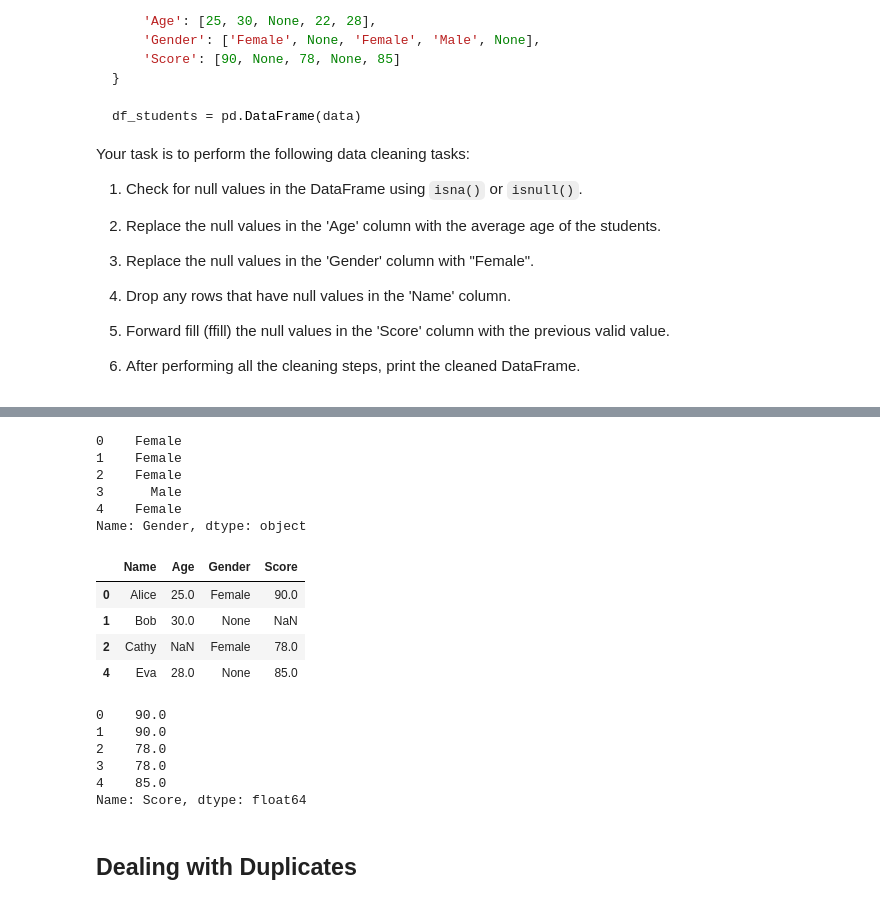
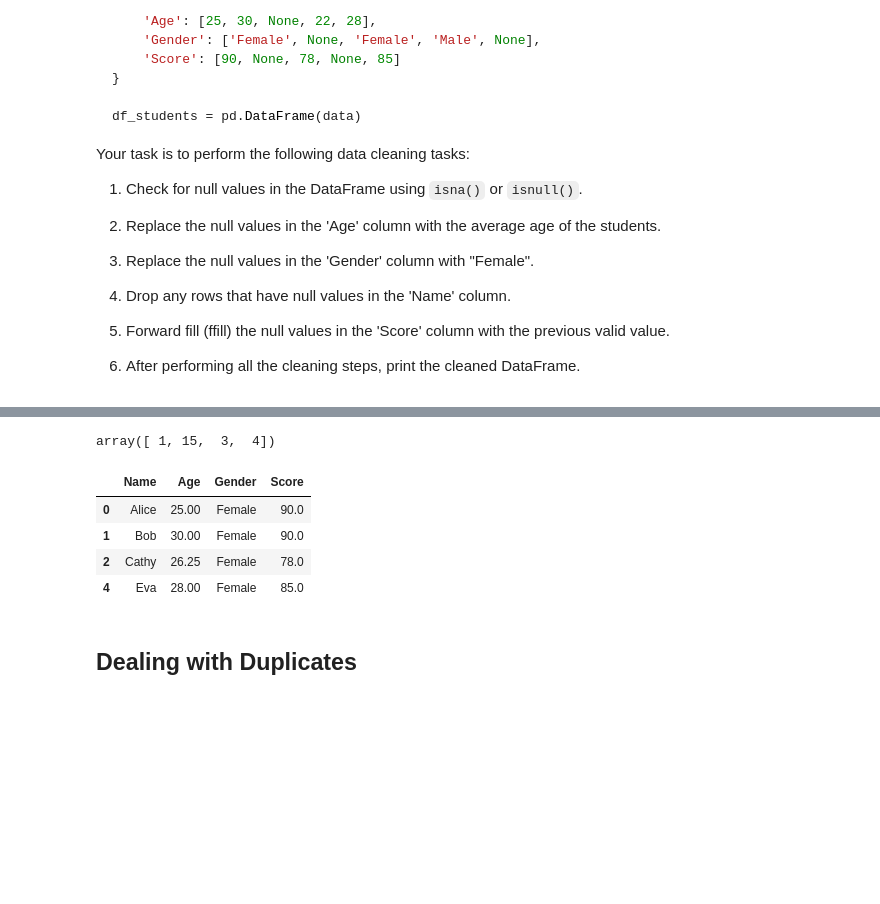
Before and after one commit to matthewbatchelor88/matthewironhackcontent, a Jupyter notebook: Week 2/2.2_cleaning_and_data_manipulation.ipynb, the cells around one changed output, grey strips where cells are left out. Drawn from its saved outputs; the diff is of its cells as text; code cells hidden in the pictures; blank space fills up the shorter version.

```diff
--- a/Week 2/2.2_cleaning_and_data_manipulation.ipynb
+++ b/Week 2/2.2_cleaning_and_data_manipulation.ipynb
@@ -288,42 +347,25 @@ Name: Age, dtype: float64
-# %%
-# Replace the null values in the 'Gender' column with "Female".
-
-df_students.Gender.fillna("Female")
-# %% [output]
-0    Female
-1    Female
-2    Female
-3      Male
-4    Female
-Name: Gender, dtype: object
-# %%
-# Drop any rows that have null values in the 'Name' column.
-
-df_students.dropna(subset=['Name'])
-# %% [output]
-|  | Name | Age | Gender | Score |
-| 0 | Alice | 25.0 | Female | 90.0 |
-| 1 | Bob | 30.0 | None | NaN |
-| 2 | Cathy | NaN | Female | 78.0 |
-| 4 | Eva | 28.0 | None | 85.0 |
-# %%
-# Forward fill (ffill) the null values in the 'Score' column with the previous valid value.
-
-df_students['Score'].fillna(method='ffill')
-# %% [output]
-0    90.0
-1    90.0
-2    78.0
-3    78.0
-4    85.0
-Name: Score, dtype: float64
+# %%
+df_students.ffill(inplace=True)
+# %%
+import numpy as np
+arr = np.array([1,2,3,4])
+arr[1] = 15
+arr
+# %% [output]
+array([ 1, 15,  3,  4])
 # %%
-
-
-df_students.Age.fillna(df_students.Age.mean())
-df_students.Gender.fillna("Female")
-df_students.dropna(subset=['Name'])
-df_students['Score'].fillna(method='ffill')
+df_students.isnull().any()
+df_students["Age"] = df_students.Age.fillna(df_students.Age.mean())
+df_students["Gender"]=df_students.Gender.fillna("Female")
+df_students = df_students.dropna(subset=["Name"])
+df_students["Score"] = df_students["Score"].fillna(method="ffill")
+df_students
+# %% [output]
+|  | Name | Age | Gender | Score |
+| 0 | Alice | 25.00 | Female | 90.0 |
+| 1 | Bob | 30.00 | Female | 90.0 |
+| 2 | Cathy | 26.25 | Female | 78.0 |
+| 4 | Eva | 28.00 | Female | 85.0 |
 # %% [markdown]
 ## Dealing with Duplicates
 # %% [markdown]
```
Also changed, not shown: parts of 30 cells of this notebook, 2 other files.
